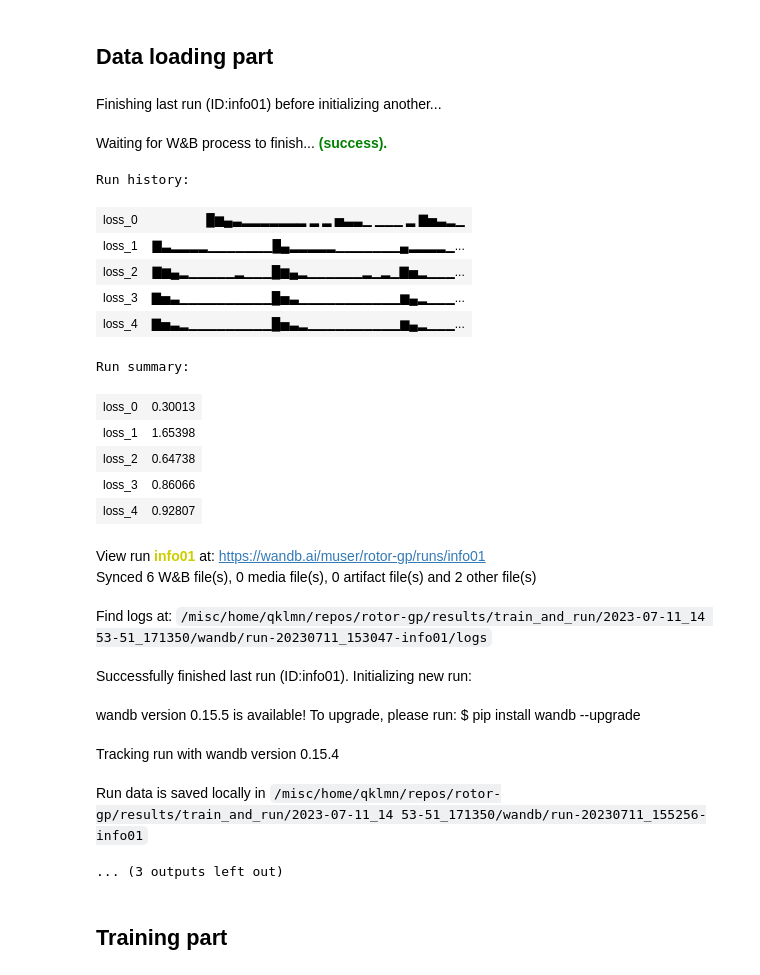
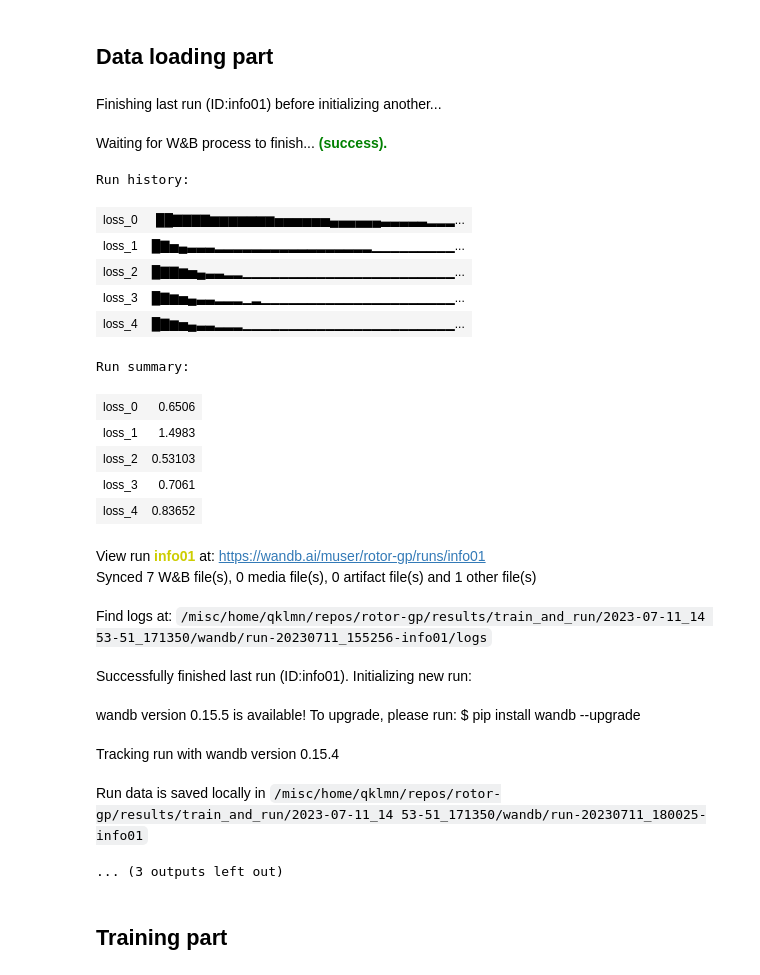
Before and after one commit to tsitsvero/rotor-gp, a Jupyter notebook: code/train_and_run.ipynb, the cells around one changed output. Saved outputs shown, nothing was run; the diff lists cells and outputs as text; code cells hidden in the pictures.

Commit message:
training

```diff
--- a/code/train_and_run.ipynb
+++ b/code/train_and_run.ipynb
@@ -87,12 +87,12 @@ traj_300 = io.read(data_folder + "datasets/rotors/different_temperatures/300/OUT
 # traj_600 = io.read(data_folder + "datasets/rotors/different_temperatures/600/OUTCAR", format="vasp-out", index = ":")
 # traj_900 = io.read(data_folder + "datasets/rotors/different_temperatures/900/OUTCAR", format="vasp-out", index = ":")
 # traj_1200 = io.read(data_folder + "datasets/rotors/different_temperatures/1200/OUTCAR", format="vasp-out", index = ":")
-traj_1500 = io.read(data_folder + "datasets/rotors/different_temperatures/1500/OUTCAR", format="vasp-out", index = ":")
+# traj_1500 = io.read(data_folder + "datasets/rotors/different_temperatures/1500/OUTCAR", format="vasp-out", index = ":")
 # traj_1800 = io.read(data_folder + "datasets/rotors/different_temperatures/1800/OUTCAR", format="vasp-out", index = ":")
-traj_2100 = io.read(data_folder + "datasets/rotors/different_temperatures/2100/OUTCAR", format="vasp-out", index = ":")
+# traj_2100 = io.read(data_folder + "datasets/rotors/different_temperatures/2100/OUTCAR", format="vasp-out", index = ":")
 
 # traj_train = traj_1500[::10].copy()
-traj_train = traj_2100[::10].copy()
+traj_train = traj_300[::10].copy()
 # training_indices = np.sort(  np.arange(0, 500, 5) )
 # traj_train = [traj_md[i] for i in training_indices]
 
@@ -197,51 +197,51 @@ for g in range(len(atomic_groups)):
     print(f"Number of test points for group {g}: ", fdm.test_DX[g].shape[-2])
 
 
 
 import torch
 import numpy as np
 
 total_training_random_samples = 10
 high_force_samples = 5
 
 random_samples = total_training_random_samples - high_force_samples
 
 
 indices_high_force = torch.concat(
     (torch.topk(fdm.test_F[0], high_force_samples//2, largest=True)[1],
      torch.topk(fdm.test_F[0], high_force_samples//2, largest=False)[1]) ).cpu().numpy()
 
 ind_slice = np.sort(
     np.random.choice(np.setdiff1d(np.arange(0, fdm.train_F[0].shape[0]), indices_high_force), random_samples, replace=False) )
 
 indices = np.concatenate((ind_slice, indices_high_force))
 indices = np.unique(indices)
 
 
 print("High force indices: ", indices_high_force)
 print(ind_slice)
 # %% [output]
 Finishing last run (ID:info01) before initializing another...
 Waiting for W&B process to finish... (success).
 Run history:
-| loss_0 | █▆▄▃▂▂▂▂▂▂▂ ▂ ▂ ▅▃▃▁ ▁▁▁ ▂ ▇▅▃▂▁ |
-| loss_1 | ▇▃▂▂▂▂▁▁▁▁▁▁▁█▄▂▂▂▂▂▁▁▁▁▁▁▁▄▂▂▂▂▁... |
-| loss_2 | ▇▆▄▂▁▁▁▁▁▂▁▁▁█▆▄▂▁▁▁▁▁▁▂▁▂▁▇▅▂▁▁▁... |
-| loss_3 | ▇▅▃▁▁▁▁▁▁▁▁▁▁█▅▃▁▁▁▁▁▁▁▁▁▁▁▆▄▂▁▁▁... |
-| loss_4 | ▇▅▃▂▁▁▁▁▁▁▁▁▁█▅▃▂▁▁▁▁▁▁▁▁▁▁▆▄▂▁▁▁... |
+| loss_0 | ██▇▇▇▇▆▆▆▆▆▆▆▅▅▅▅▅▅▄▄▄▄▄▄▃▃▃▃▃▂▂▂... |
+| loss_1 | █▇▅▄▃▃▃▂▂▂▂▂▂▂▂▂▂▂▂▂▂▂▂▂▁▁▁▁▁▁▁▁▁... |
+| loss_2 | █▇▇▆▅▄▃▃▂▂▁▁▁▁▁▁▁▁▁▁▁▁▁▁▁▁▁▁▁▁▁▁▁... |
+| loss_3 | █▇▆▅▄▃▃▂▂▂▁▂▁▁▁▁▁▁▁▁▁▁▁▁▁▁▁▁▁▁▁▁▁... |
+| loss_4 | █▇▆▅▄▃▃▂▂▂▁▁▁▁▁▁▁▁▁▁▁▁▁▁▁▁▁▁▁▁▁▁▁... |
 Run summary:
-| loss_0 | 0.30013 |
-| loss_1 | 1.65398 |
-| loss_2 | 0.64738 |
-| loss_3 | 0.86066 |
-| loss_4 | 0.92807 |
+| loss_0 | 0.6506 |
+| loss_1 | 1.4983 |
+| loss_2 | 0.53103 |
+| loss_3 | 0.7061 |
+| loss_4 | 0.83652 |
 View run info01 at: https://wandb.ai/muser/rotor-gp/runs/info01
-Synced 6 W&B file(s), 0 media file(s), 0 artifact file(s) and 2 other file(s)
+Synced 7 W&B file(s), 0 media file(s), 0 artifact file(s) and 1 other file(s)
-Find logs at: /misc/home/qklmn/repos/rotor-gp/results/train_and_run/2023-07-11_14 53-51_171350/wandb/run-20230711_153047-info01/logs
+Find logs at: /misc/home/qklmn/repos/rotor-gp/results/train_and_run/2023-07-11_14 53-51_171350/wandb/run-20230711_155256-info01/logs
 Successfully finished last run (ID:info01). Initializing new run:
 wandb version 0.15.5 is available! To upgrade, please run: $ pip install wandb --upgrade
 Tracking run with wandb version 0.15.4
-Run data is saved locally in /misc/home/qklmn/repos/rotor-gp/results/train_and_run/2023-07-11_14 53-51_171350/wandb/run-20230711_155256-info01
+Run data is saved locally in /misc/home/qklmn/repos/rotor-gp/results/train_and_run/2023-07-11_14 53-51_171350/wandb/run-20230711_180025-info01
 ... (3 outputs left out)
 # %% [markdown]
 ## Training part
```
Also changed, not shown: parts of 2 cells of this notebook.
